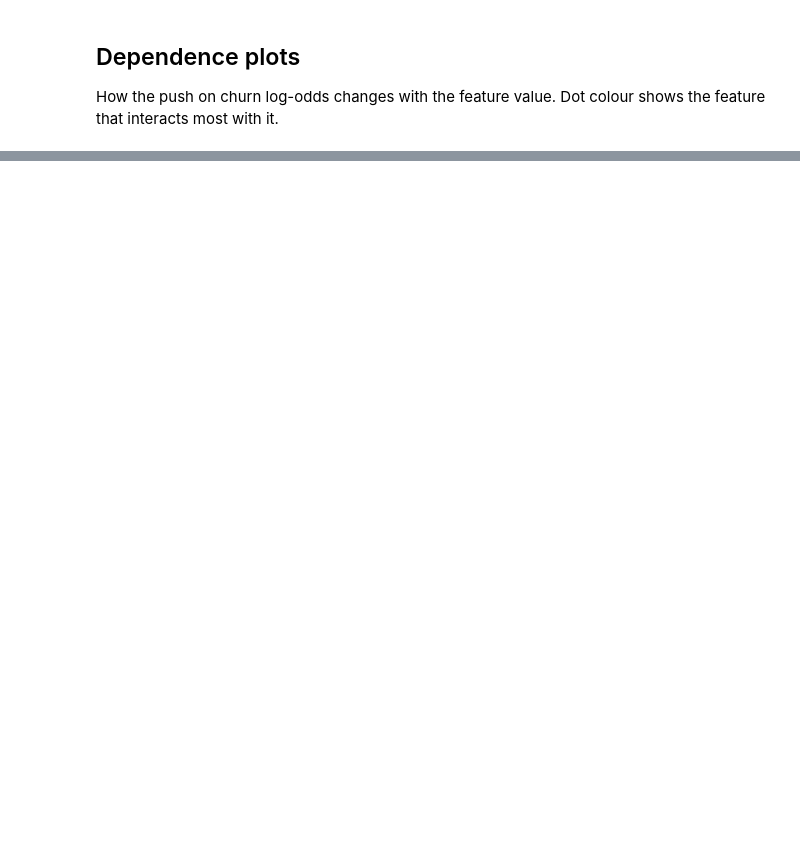
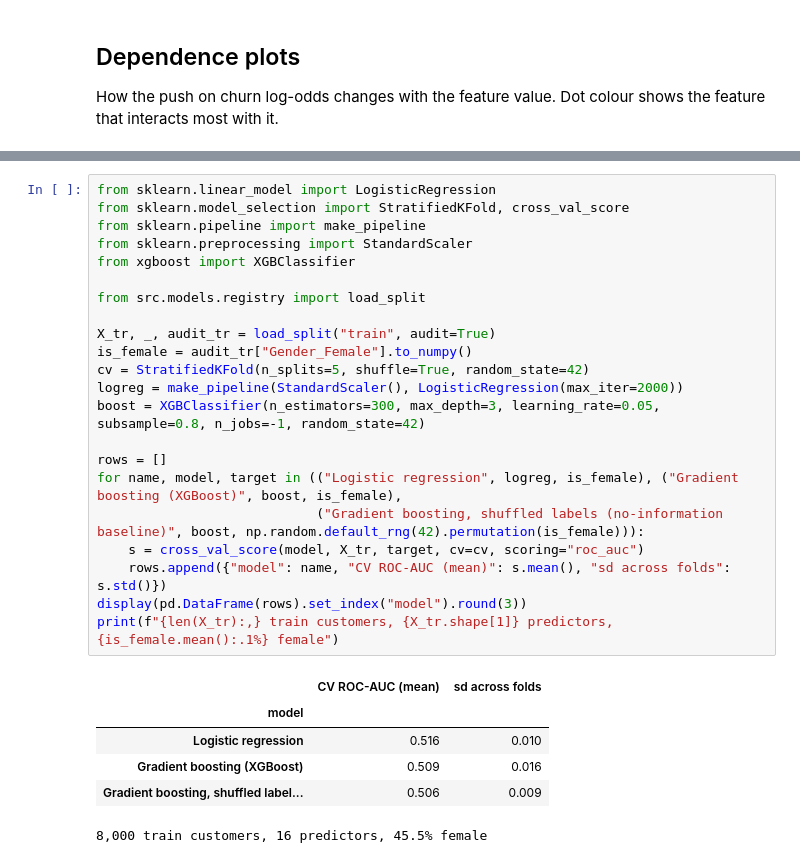
Before and after one commit to azutshi1305-coder/bank-churn-retention, a Jupyter notebook: notebooks/04_drivers.ipynb, the cells around one changed output, grey strips where cells are left out. Drawn from its saved outputs; the diff is of its cells as text; blank space fills up the shorter version.

```diff
--- a/notebooks/04_drivers.ipynb
+++ b/notebooks/04_drivers.ipynb
@@ -172,0 +181,29 @@ The registered champion (v1) is unchanged; whether to ship a no-gender model is
+# %%
+from sklearn.linear_model import LogisticRegression
+from sklearn.model_selection import StratifiedKFold, cross_val_score
+from sklearn.pipeline import make_pipeline
+from sklearn.preprocessing import StandardScaler
+from xgboost import XGBClassifier
+
+from src.models.registry import load_split
+
+X_tr, _, audit_tr = load_split("train", audit=True)
+is_female = audit_tr["Gender_Female"].to_numpy()
+cv = StratifiedKFold(n_splits=5, shuffle=True, random_state=42)
+logreg = make_pipeline(StandardScaler(), LogisticRegression(max_iter=2000))
+boost = XGBClassifier(n_estimators=300, max_depth=3, learning_rate=0.05, subsample=0.8, n_jobs=-1, random_state=42)
+
+rows = []
+for name, model, target in (("Logistic regression", logreg, is_female), ("Gradient boosting (XGBoost)", boost, is_female),
+                            ("Gradient boosting, shuffled labels (no-information baseline)", boost, np.random.default_rng(42).permutation(is_female))):
+    s = cross_val_score(model, X_tr, target, cv=cv, scoring="roc_auc")
+    rows.append({"model": name, "CV ROC-AUC (mean)": s.mean(), "sd across folds": s.std()})
+display(pd.DataFrame(rows).set_index("model").round(3))
+print(f"{len(X_tr):,} train customers, {X_tr.shape[1]} predictors, {is_female.mean():.1%} female")
+# %% [output]
+|  | CV ROC-AUC (mean) | sd across folds |
+| model |  |  |
+| Logistic regression | 0.516 | 0.010 |
+| Gradient boosting (XGBoost) | 0.509 | 0.016 |
+| Gradient boosting, shuffled label... | 0.506 | 0.009 |
+8,000 train customers, 16 predictors, 45.5% female
```
Also changed, not shown: parts of 13 cells of this notebook, 15 other files.
